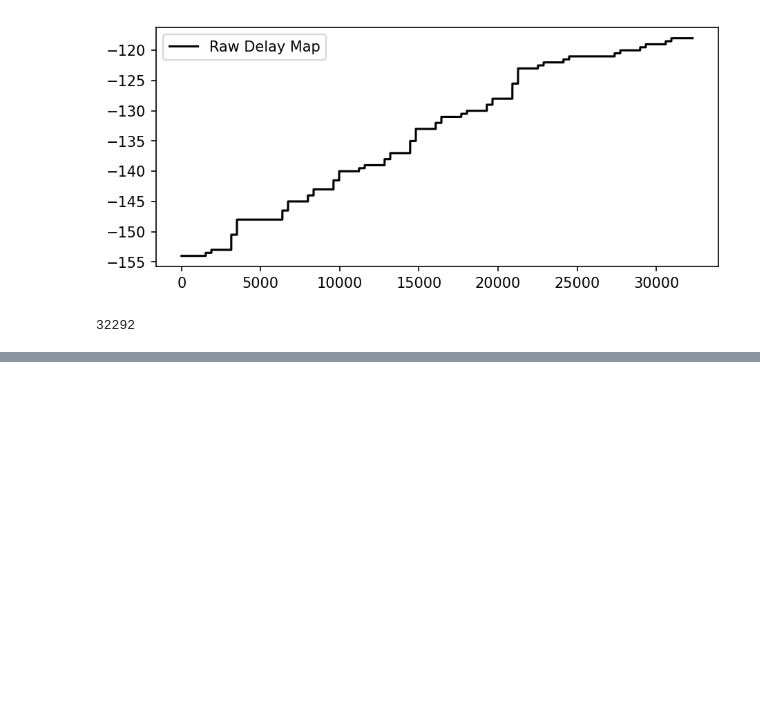
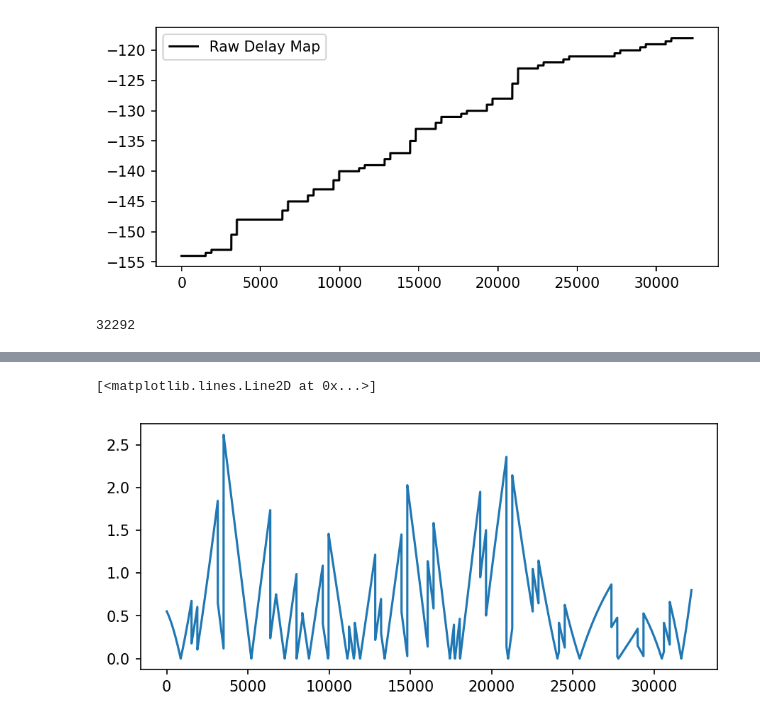
Before and after one commit to GeneralWatt/heidi-language-sync, a Jupyter notebook: Heidi.ipynb, the cells around one changed output, grey strips where cells are left out. Drawn from its saved outputs; the diff is of its cells as text; code cells hidden in the pictures; blank space fills up the shorter version.

```diff
--- a/Heidi.ipynb
+++ b/Heidi.ipynb
@@ -212,3 +228,8 @@ print(len(delay_map_raw))
+# %%
+plt.plot(np.abs(y_fit-delay_map_raw))
+# %% [output]
+[<matplotlib.lines.Line2D at 0x...>]
+[figure, added]
 # %%
 br_frames_hd = hnt.import_2D_video_signal('F:/heidi_files/development/b2.mkv',(400,300))
 br_frames_hd = br_frames_hd[skip_start_br: len(br_frames_hd) - skip_end_br - 1]
```
Also changed, not shown: parts of 7 cells of this notebook.
